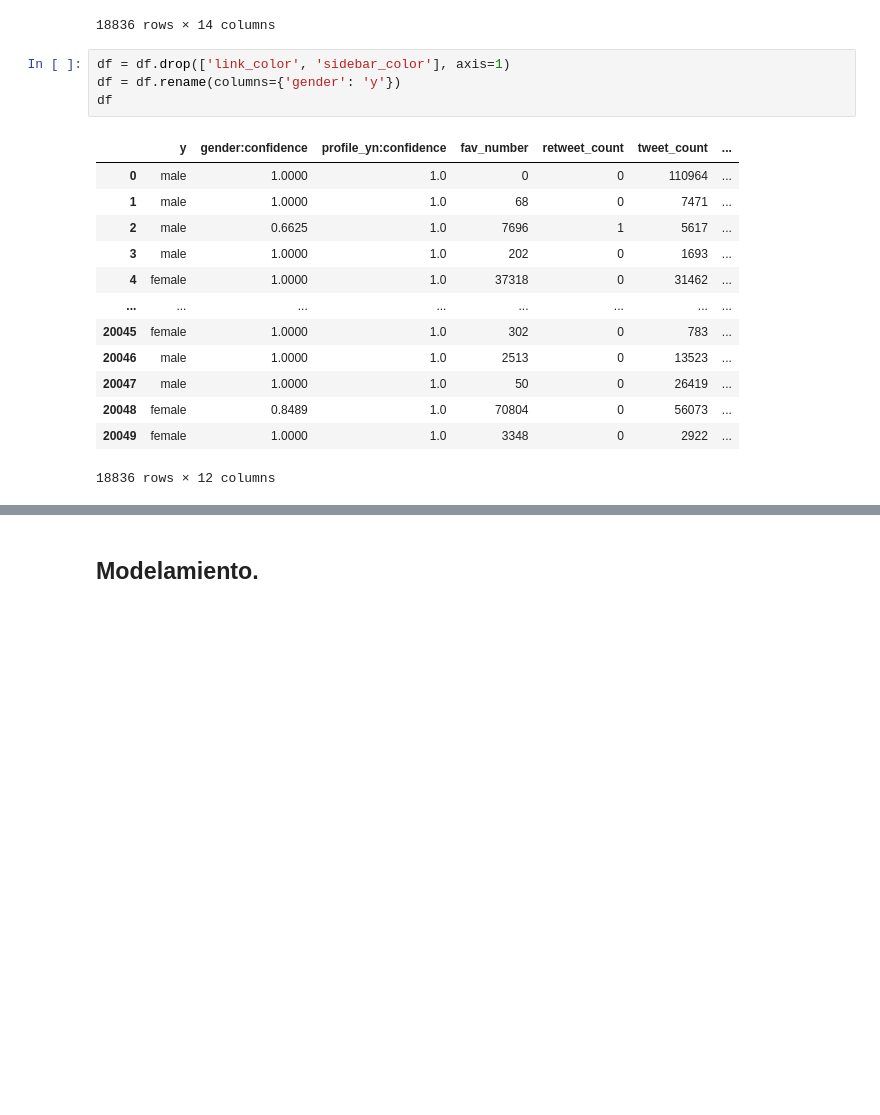
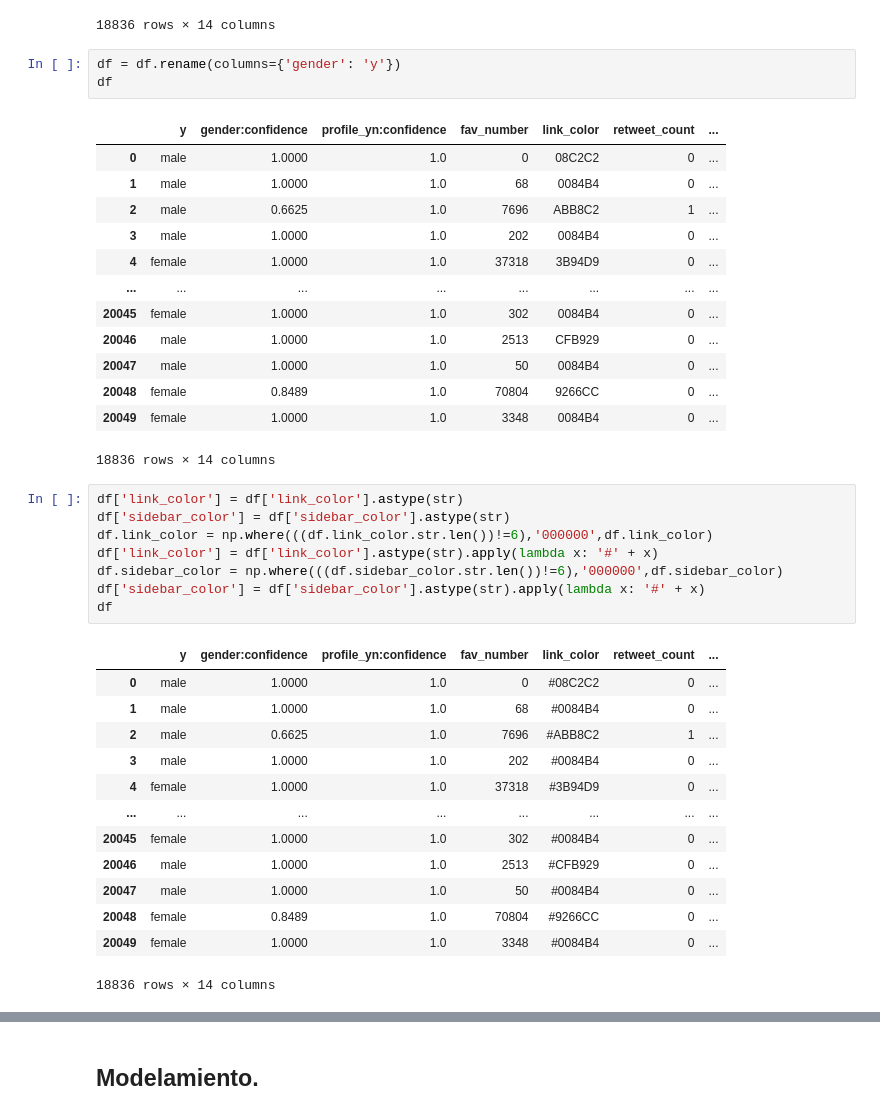
Before and after one commit to jsebastianquiroga/DEEP_LEARNING_PUJ, a Jupyter notebook: Notebook/DL_Twitter_Gender_Classification.ipynb, the cells around one changed output, grey strips where cells are left out. Saved outputs shown, nothing was run; the diff lists cells and outputs as text; blank space fills up the shorter version.

```diff
--- a/Notebook/DL_Twitter_Gender_Classification.ipynb
+++ b/Notebook/DL_Twitter_Gender_Classification.ipynb
@@ -555,20 +555,41 @@ memory usage: 1.6+ MB
 | 20049 | female | 1.0000 | 1.0 | 3348 | 0084B4 | 0 | ... |
 18836 rows × 14 columns
 # %%
-df = df.drop(['link_color', 'sidebar_color'], axis=1)
 df = df.rename(columns={'gender': 'y'})
 df
 # %% [output]
-|  | y | gender:confidence | profile_yn:confidence | fav_number | retweet_count | tweet_count | ... |
-| 0 | male | 1.0000 | 1.0 | 0 | 0 | 110964 | ... |
-| 1 | male | 1.0000 | 1.0 | 68 | 0 | 7471 | ... |
-| 2 | male | 0.6625 | 1.0 | 7696 | 1 | 5617 | ... |
-| 3 | male | 1.0000 | 1.0 | 202 | 0 | 1693 | ... |
-| 4 | female | 1.0000 | 1.0 | 37318 | 0 | 31462 | ... |
+|  | y | gender:confidence | profile_yn:confidence | fav_number | link_color | retweet_count | ... |
+| 0 | male | 1.0000 | 1.0 | 0 | 08C2C2 | 0 | ... |
+| 1 | male | 1.0000 | 1.0 | 68 | 0084B4 | 0 | ... |
+| 2 | male | 0.6625 | 1.0 | 7696 | ABB8C2 | 1 | ... |
+| 3 | male | 1.0000 | 1.0 | 202 | 0084B4 | 0 | ... |
+| 4 | female | 1.0000 | 1.0 | 37318 | 3B94D9 | 0 | ... |
 | ... | ... | ... | ... | ... | ... | ... | ... |
-| 20045 | female | 1.0000 | 1.0 | 302 | 0 | 783 | ... |
-| 20046 | male | 1.0000 | 1.0 | 2513 | 0 | 13523 | ... |
-| 20047 | male | 1.0000 | 1.0 | 50 | 0 | 26419 | ... |
-| 20048 | female | 0.8489 | 1.0 | 70804 | 0 | 56073 | ... |
-| 20049 | female | 1.0000 | 1.0 | 3348 | 0 | 2922 | ... |
+| 20045 | female | 1.0000 | 1.0 | 302 | 0084B4 | 0 | ... |
+| 20046 | male | 1.0000 | 1.0 | 2513 | CFB929 | 0 | ... |
+| 20047 | male | 1.0000 | 1.0 | 50 | 0084B4 | 0 | ... |
+| 20048 | female | 0.8489 | 1.0 | 70804 | 9266CC | 0 | ... |
+| 20049 | female | 1.0000 | 1.0 | 3348 | 0084B4 | 0 | ... |
-18836 rows × 12 columns
+18836 rows × 14 columns
+# %%
+df['link_color'] = df['link_color'].astype(str)
+df['sidebar_color'] = df['sidebar_color'].astype(str)
+df.link_color = np.where(((df.link_color.str.len())!=6),'000000',df.link_color)
+df['link_color'] = df['link_color'].astype(str).apply(lambda x: '#' + x)
+df.sidebar_color = np.where(((df.sidebar_color.str.len())!=6),'000000',df.sidebar_color)
+df['sidebar_color'] = df['sidebar_color'].astype(str).apply(lambda x: '#' + x)
+df
+# %% [output]
+|  | y | gender:confidence | profile_yn:confidence | fav_number | link_color | retweet_count | ... |
+| 0 | male | 1.0000 | 1.0 | 0 | #08C2C2 | 0 | ... |
+| 1 | male | 1.0000 | 1.0 | 68 | #0084B4 | 0 | ... |
+| 2 | male | 0.6625 | 1.0 | 7696 | #ABB8C2 | 1 | ... |
+| 3 | male | 1.0000 | 1.0 | 202 | #0084B4 | 0 | ... |
+| 4 | female | 1.0000 | 1.0 | 37318 | #3B94D9 | 0 | ... |
+| ... | ... | ... | ... | ... | ... | ... | ... |
+| 20045 | female | 1.0000 | 1.0 | 302 | #0084B4 | 0 | ... |
+| 20046 | male | 1.0000 | 1.0 | 2513 | #CFB929 | 0 | ... |
+| 20047 | male | 1.0000 | 1.0 | 50 | #0084B4 | 0 | ... |
+| 20048 | female | 0.8489 | 1.0 | 70804 | #9266CC | 0 | ... |
+| 20049 | female | 1.0000 | 1.0 | 3348 | #0084B4 | 0 | ... |
+18836 rows × 14 columns
```
Also changed, not shown: parts of 6 cells of this notebook.
